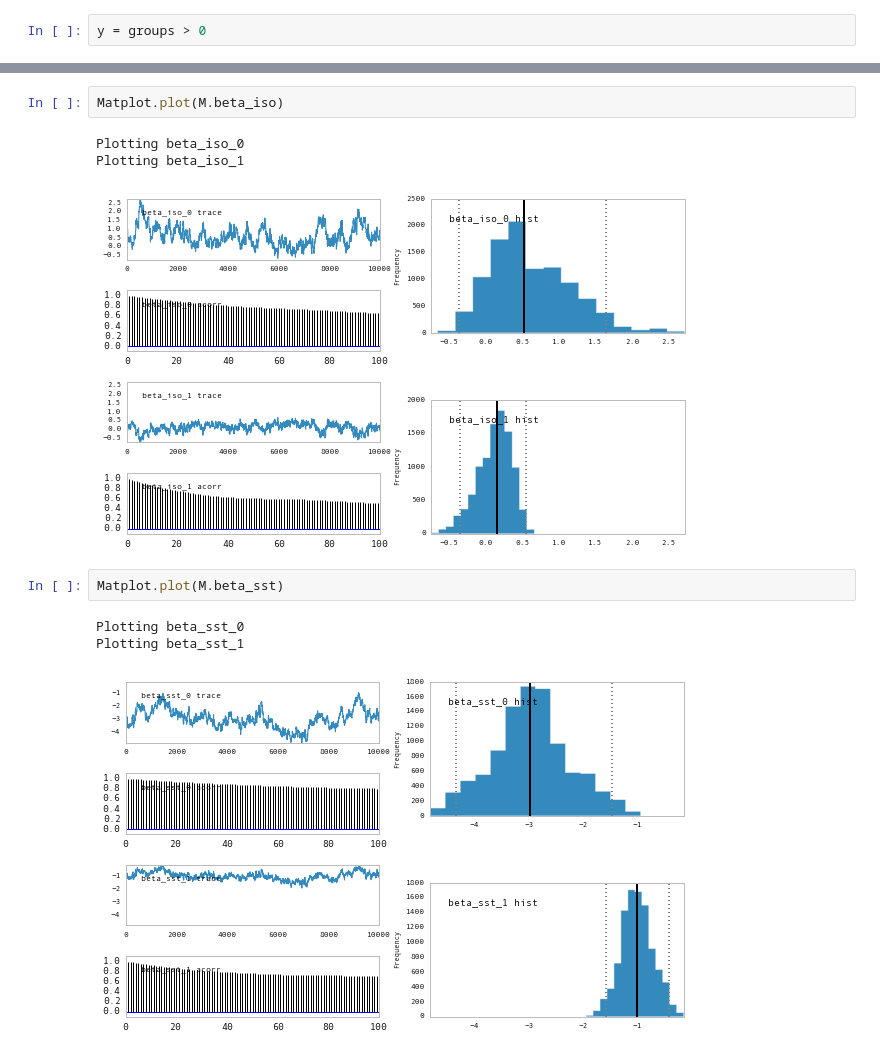
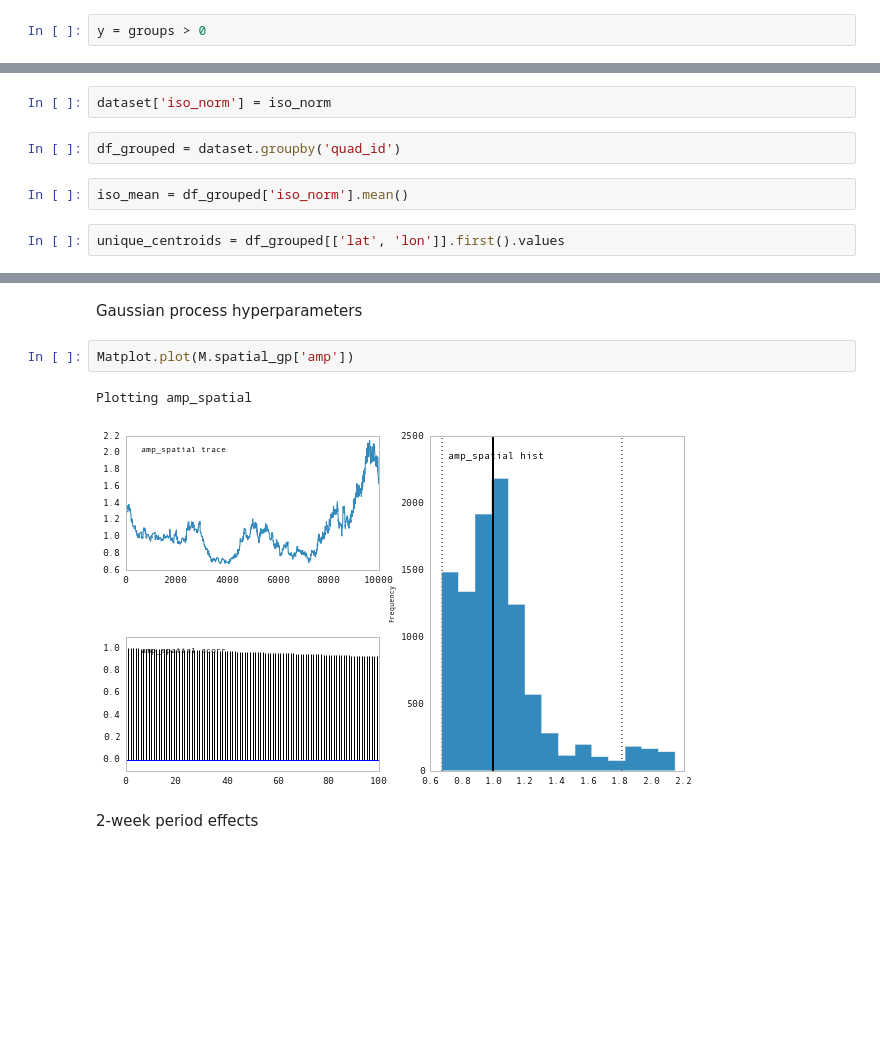
Before and after one commit to fonnesbeck/CharlestonLanesAnalysis, a Jupyter notebook: Charleston Shipping Lanes Analysis.ipynb, the cells around one changed output, grey strips where cells are left out. Drawn from its saved outputs; the diff is of its cells as text; blank space fills up the shorter version.

```diff
--- a/Charleston Shipping Lanes Analysis.ipynb
+++ b/Charleston Shipping Lanes Analysis.ipynb
@@ -439,0 +447,8 @@ def risk_model():
+# %%
+dataset['iso_norm'] = iso_norm
+# %%
+df_grouped = dataset.groupby('quad_id')
+# %%
+iso_mean = df_grouped['iso_norm'].mean()
+# %%
+unique_centroids = df_grouped[['lat', 'lon']].first().values
@@ -451,15 +527,12 @@ from pymc import Matplot
+# %% [markdown]
+Gaussian process hyperparameters
 # %%
-Matplot.plot(M.beta_iso)
+Matplot.plot(M.spatial_gp['amp'])
 # %% [output]
-Plotting beta_iso_0
-Plotting beta_iso_1
+Plotting amp_spatial
-[figure, old version]
+[figure, new version]
-# %%
-Matplot.plot(M.beta_sst)
-# %% [output]
-Plotting beta_sst_0
-Plotting beta_sst_1
-[figure, removed]
+# %% [markdown]
+2-week period effects
 # %%
 Matplot.summary_plot(M.beta_period)
 # %% [output]
```
Also changed, not shown: parts of 103 cells of this notebook, 2 other files.
